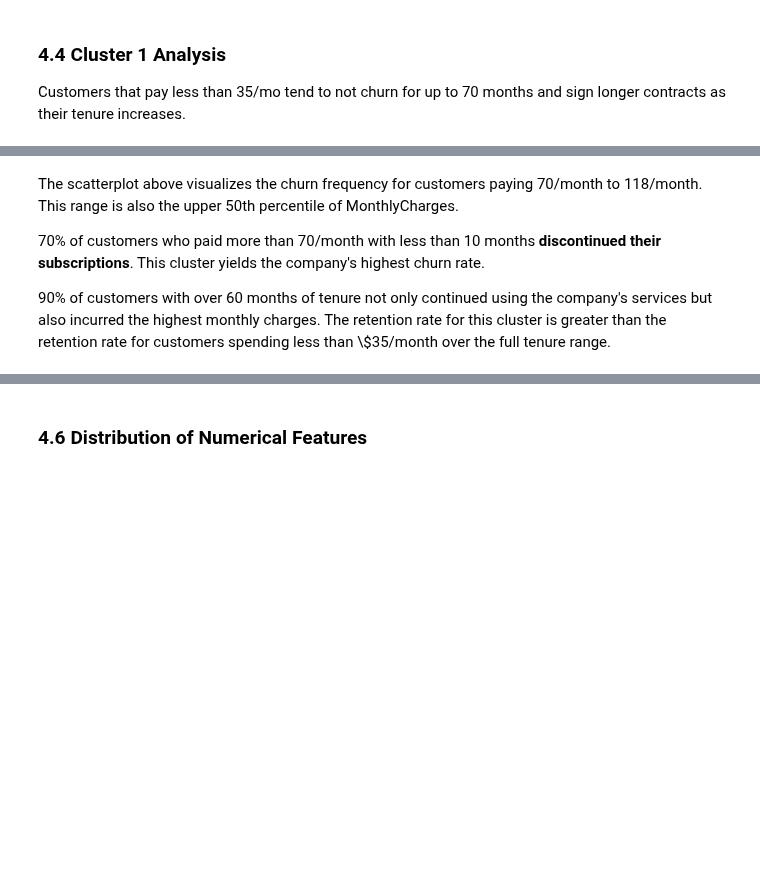
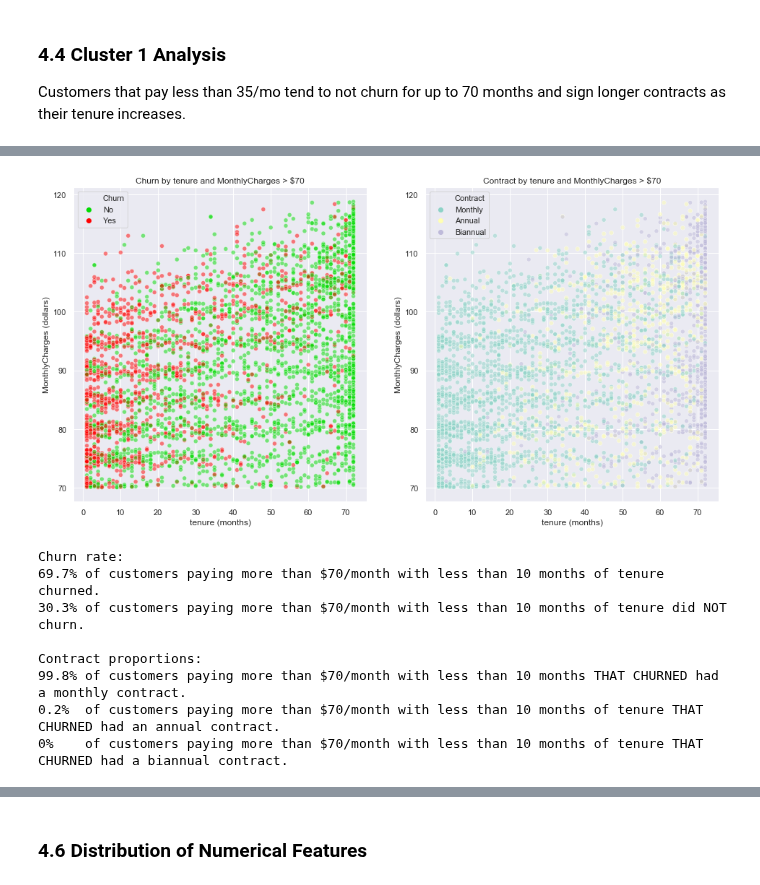
Before and after one commit to ayn28/Project-Portfolio, a Jupyter notebook: current-capstone-project/customer-churn/customer_churn.ipynb, the cells around one changed output, grey strips where cells are left out. Saved outputs shown, nothing was run; the diff lists cells and outputs as text; code cells hidden in the pictures; blank space fills up the shorter version.

```diff
--- a/current-capstone-project/customer-churn/customer_churn.ipynb
+++ b/current-capstone-project/customer-churn/customer_churn.ipynb
@@ -486,8 +417,66 @@ plt.show()
-# %% [markdown]
-The scatterplot above visualizes the churn frequency for customers paying 70/month to 118/month. This range is also the upper 50th percentile of MonthlyCharges.
-
-70% of customers who paid more than 70/month with less than 10 months **discontinued their subscriptions**. This cluster yields the company's highest churn rate.
-
-
-
-90% of customers with over 60 months of tenure not only continued using the company's services but also incurred the highest monthly charges. The retention rate for this cluster is greater than the retention rate for customers spending less than \\$35/month over the full tenure range.
+# %%
+# ---------DIAGRAM 1--------- #
+# Dataframe of MonthlyCharges > $70
+df_cluster2 = df[df.MonthlyCharges > 70]
+
+# Draw figure to render subsequent plots
+plt.figure(figsize=(16, 8));
+plt.subplot(121);
+
+# Scatterplot of Churn by tenure and MonthlyCharges greater than $70
+sns.scatterplot(x='tenure', y='MonthlyCharges', hue='Churn', hue_order=['No', 'Yes'],
+                palette=[lightgreen, 'red'], alpha=0.50, data=df_cluster2);
+plt.xlabel('tenure (months)');
+plt.ylabel('MonthlyCharges (dollars)');
+plt.title('Churn by tenure and MonthlyCharges > $70');
+
+# ---------DIAGRAM 2--------- #
+# Scatterplot of Contract by tenure and MonthlyCharges greater than $70
+plt.subplot(122);
+sns.scatterplot(x='tenure', y='MonthlyCharges', hue='Contract', palette='Set3', alpha=0.50, data=df_cluster2);
+plt.xlabel('tenure (months)');
+plt.ylabel('MonthlyCharges (dollars)');
+plt.title('Contract by tenure and MonthlyCharges > $70');
+plt.show()
+
+# Calculate churn rate for MonthlyCharges > $70 and tenure < 10
+df_c2 = df[(df.MonthlyCharges > 70) & (df.tenure < 10)].groupby('Churn').size()
+no_mo70 = df_c2[0]
+yes_mo70 = df_c2[1]
+ret_mo70 = no_mo70 / (no_mo70 + yes_mo70)
+churn_mo70 = yes_mo70 / (no_mo70 + yes_mo70)
+
+print('Churn rate:')
+print('{0:.1%} of customers paying more than $70/month with less than 10 months of tenure churned.'.format(churn_mo70))
+print('{0:.1%} of customers paying more than $70/month with less than 10 months of tenure did NOT churn.'.format(ret_mo70))
+
+# Calculate Contract proportions for MonthlyCharges > $70 and tenure < 10
+df_con2 = df[(df.MonthlyCharges > 70) & (df.tenure < 10)].groupby(['Contract', 'Churn']).size()
+
+# Retained
+monthly_no = df_con2[3]
+annual_no = df_con2[0]
+biannual_no = df_con2[2]
+
+# Churned
+monthly_yes = df_con2[4]
+annual_yes = df_con2[1]
+
+# Calculate churn rates
+monthYesRate = monthly_yes / (monthly_yes + annual_yes)
+annualYesRate = annual_yes / (monthly_yes + annual_yes)
+
+print('\nContract proportions:')
+print('{0:.1%} of customers paying more than $70/month with less than 10 months THAT CHURNED had a monthly contract.'.format(monthYesRate))
+print('{0:.1%}  of customers paying more than $70/month with less than 10 months of tenure THAT CHURNED had an annual contract.'.format(annualYesRate))
+print('0%    of customers paying more than $70/month with less than 10 months of tenure THAT CHURNED had a biannual contract.')
+# %% [output]
+[figure, added]
+Churn rate:
+69.7% of customers paying more than $70/month with less than 10 months of tenure churned.
+30.3% of customers paying more than $70/month with less than 10 months of tenure did NOT churn.
+
+Contract proportions:
+99.8% of customers paying more than $70/month with less than 10 months THAT CHURNED had a monthly contract.
+0.2%  of customers paying more than $70/month with less than 10 months of tenure THAT CHURNED had an annual contract.
+0%    of customers paying more than $70/month with less than 10 months of tenure THAT CHURNED had a biannual contract.
```
Also changed, not shown: parts of 13 cells of this notebook.
